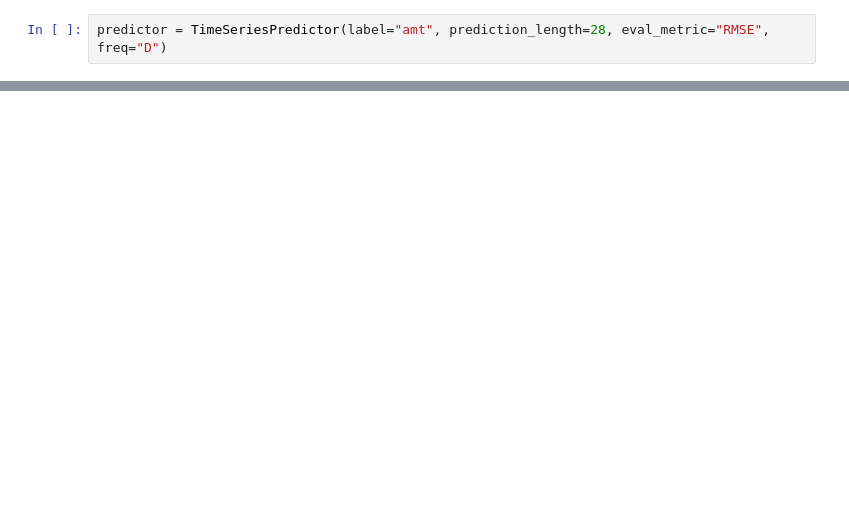
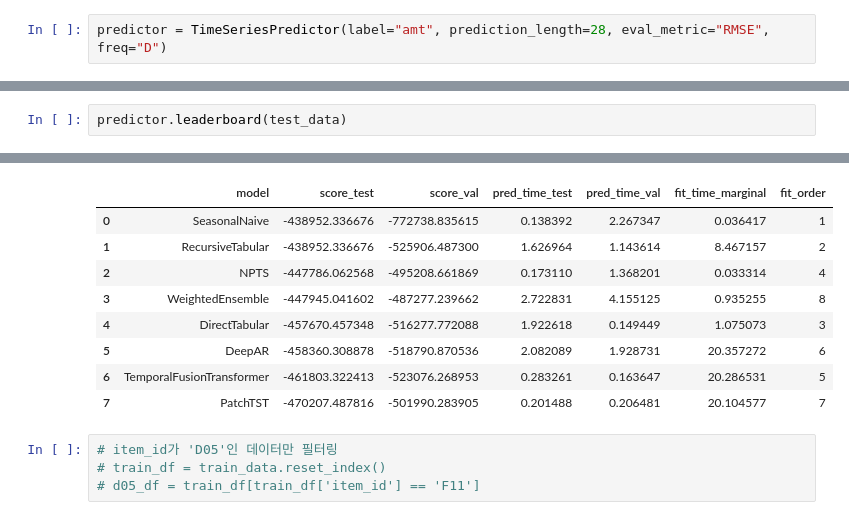
Before and after one commit to analysis-team-2/analysis-team-2-rep, a Jupyter notebook: analysis/preprocessing/time_series_ml.ipynb, the cells around one changed output, grey strips where cells are left out. Saved outputs shown, nothing was run; the diff lists cells and outputs as text; blank space fills up the shorter version.

```diff
--- a/analysis/preprocessing/time_series_ml.ipynb
+++ b/analysis/preprocessing/time_series_ml.ipynb
@@ -172,0 +220,3 @@ Training timeseries model RecursiveTabular. Training for up to 298.8s of the 358
+# %%
+predictor.leaderboard(test_data)
+# %% [output]
@@ -172,0 +227,13 @@ Training timeseries model RecursiveTabular. Training for up to 298.8s of the 358
+|  | model | score_test | score_val | pred_time_test | pred_time_val | fit_time_marginal | fit_order |
+| 0 | SeasonalNaive | -438952.336676 | -772738.835615 | 0.138392 | 2.267347 | 0.036417 | 1 |
+| 1 | RecursiveTabular | -438952.336676 | -525906.487300 | 1.626964 | 1.143614 | 8.467157 | 2 |
+| 2 | NPTS | -447786.062568 | -495208.661869 | 0.173110 | 1.368201 | 0.033314 | 4 |
+| 3 | WeightedEnsemble | -447945.041602 | -487277.239662 | 2.722831 | 4.155125 | 0.935255 | 8 |
+| 4 | DirectTabular | -457670.457348 | -516277.772088 | 1.922618 | 0.149449 | 1.075073 | 3 |
+| 5 | DeepAR | -458360.308878 | -518790.870536 | 2.082089 | 1.928731 | 20.357272 | 6 |
+| 6 | TemporalFusionTransformer | -461803.322413 | -523076.268953 | 0.283261 | 0.163647 | 20.286531 | 5 |
+| 7 | PatchTST | -470207.487816 | -501990.283905 | 0.201488 | 0.206481 | 20.104577 | 7 |
+# %%
+# item_id가 'D05'인 데이터만 필터링
+# train_df = train_data.reset_index()
+# d05_df = train_df[train_df['item_id'] == 'F11']
```
Also changed, not shown: parts of 10 cells of this notebook, 1 other file.
